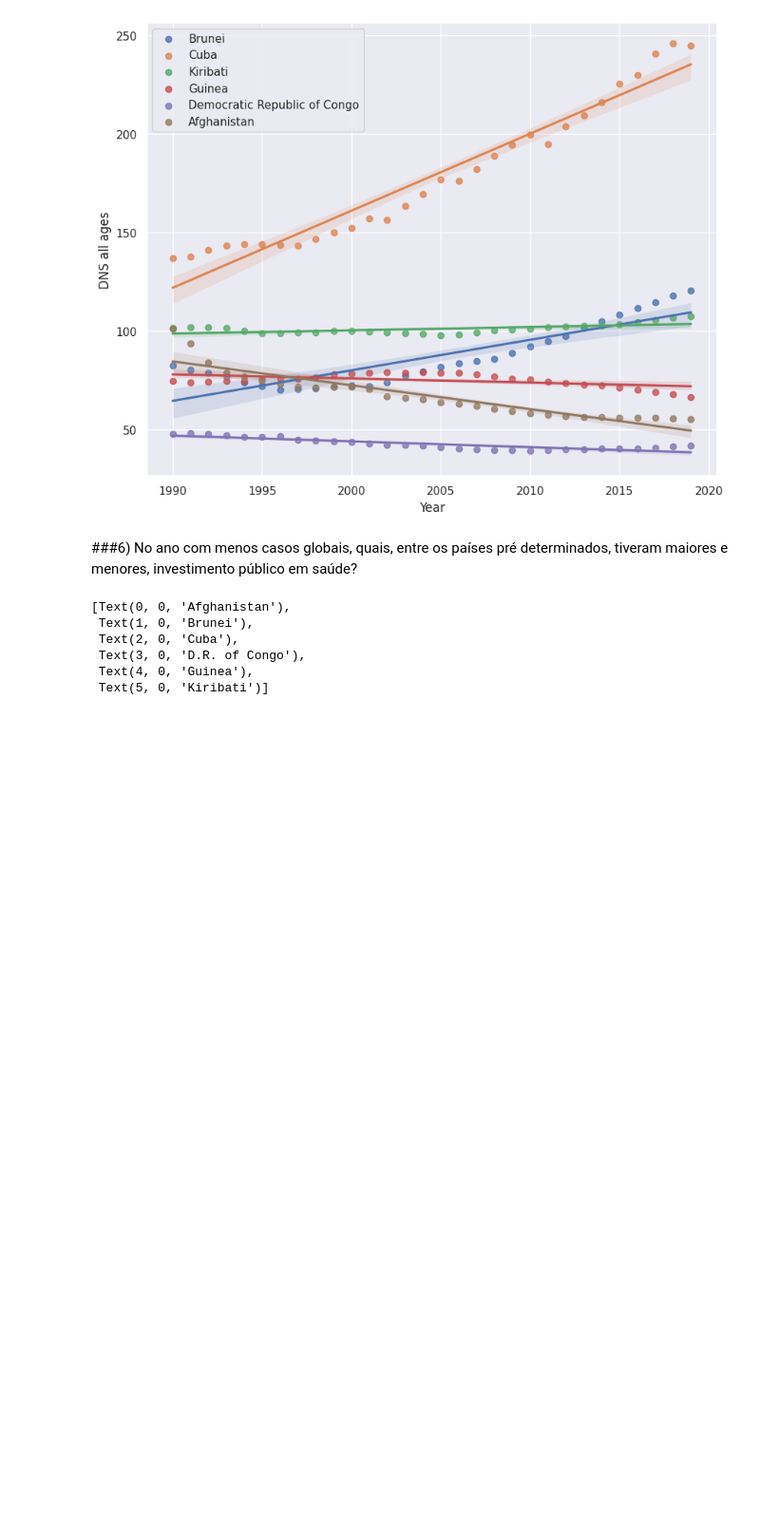
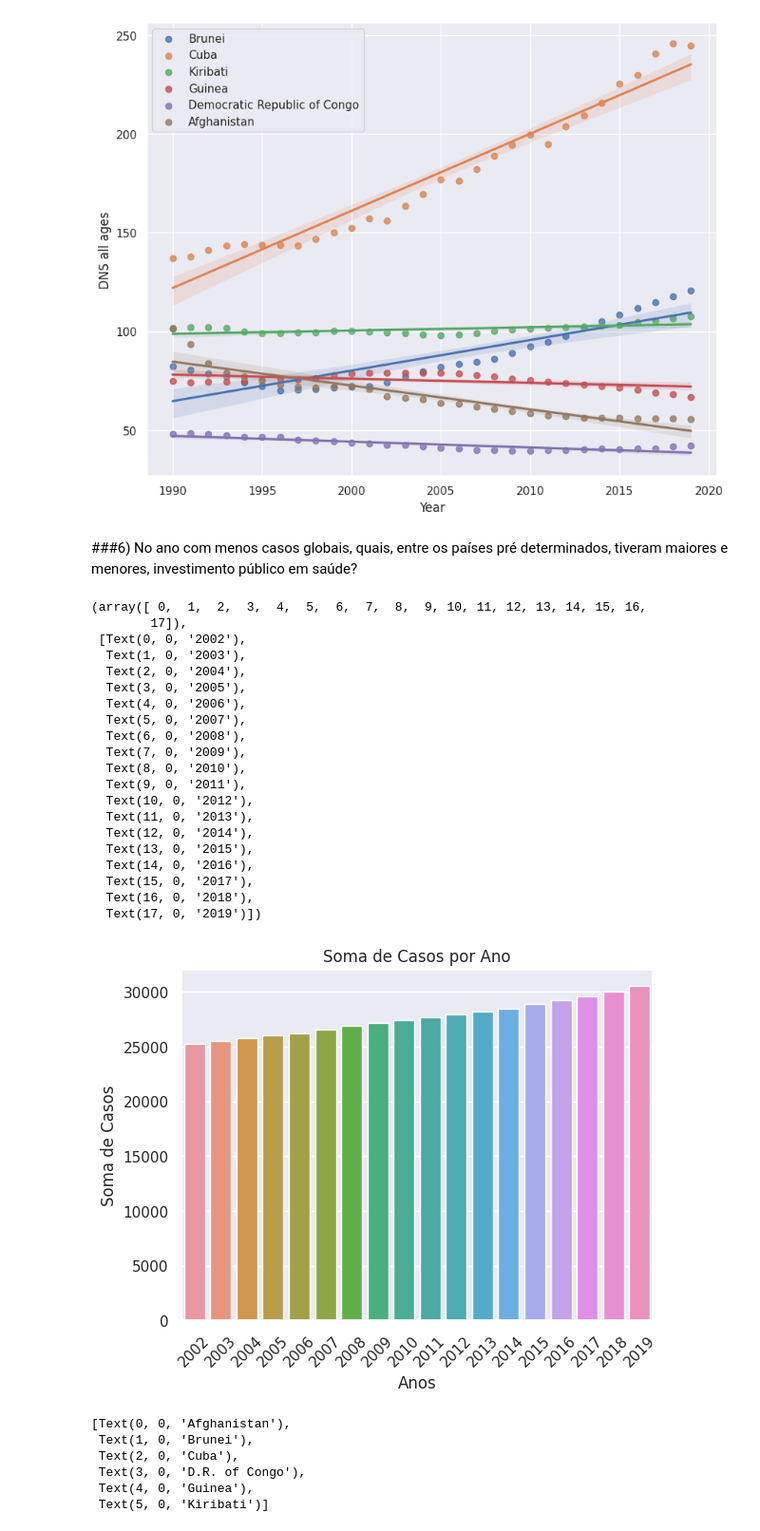
Before and after one commit to kamilyassis/Projeto-ICD, a Jupyter notebook: RelatorioFinal.ipynb, the cells around one changed output. Shown at 95% size. Drawn from its saved outputs; the diff is of its cells as text; code cells hidden in the pictures; blank space fills up the shorter version.

```diff
--- a/RelatorioFinal.ipynb
+++ b/RelatorioFinal.ipynb
@@ -675,6 +647,38 @@ soma_casos_ano = df_filtrado.groupby('Year')['DNS all ages'].sum()
 ano_menos_casos = soma_casos_ano.idxmin()
 
 #ano_menos_casos => menor = 2002
+# %%
+#grafico com as informações anteriores
+df_filtrado = df[df['Year'] >= 2002]
+soma_casos_ano = df_filtrado.groupby('Year')['DNS all ages'].sum()
+
+sns.barplot(x=soma_casos_ano.index, y=soma_casos_ano)
+plt.xlabel('Anos')
+plt.ylabel('Soma de Casos')
+plt.title('Soma de Casos por Ano')
+plt.xticks(rotation=45)
+# %% [output]
+(array([ 0,  1,  2,  3,  4,  5,  6,  7,  8,  9, 10, 11, 12, 13, 14, 15, 16,
+        17]),
+ [Text(0, 0, '2002'),
+  Text(1, 0, '2003'),
+  Text(2, 0, '2004'),
+  Text(3, 0, '2005'),
+  Text(4, 0, '2006'),
+  Text(5, 0, '2007'),
+  Text(6, 0, '2008'),
+  Text(7, 0, '2009'),
+  Text(8, 0, '2010'),
+  Text(9, 0, '2011'),
+  Text(10, 0, '2012'),
+  Text(11, 0, '2013'),
+  Text(12, 0, '2014'),
+  Text(13, 0, '2015'),
+  Text(14, 0, '2016'),
+  Text(15, 0, '2017'),
+  Text(16, 0, '2018'),
+  Text(17, 0, '2019')])
+[figure, added]
 # %%
 rotulos_paises = ["Afghanistan", "Brunei", "Cuba", "D.R. of Congo", "Guinea", "Kiribati"]
 
```
Also changed, not shown: parts of 25 cells of this notebook.
